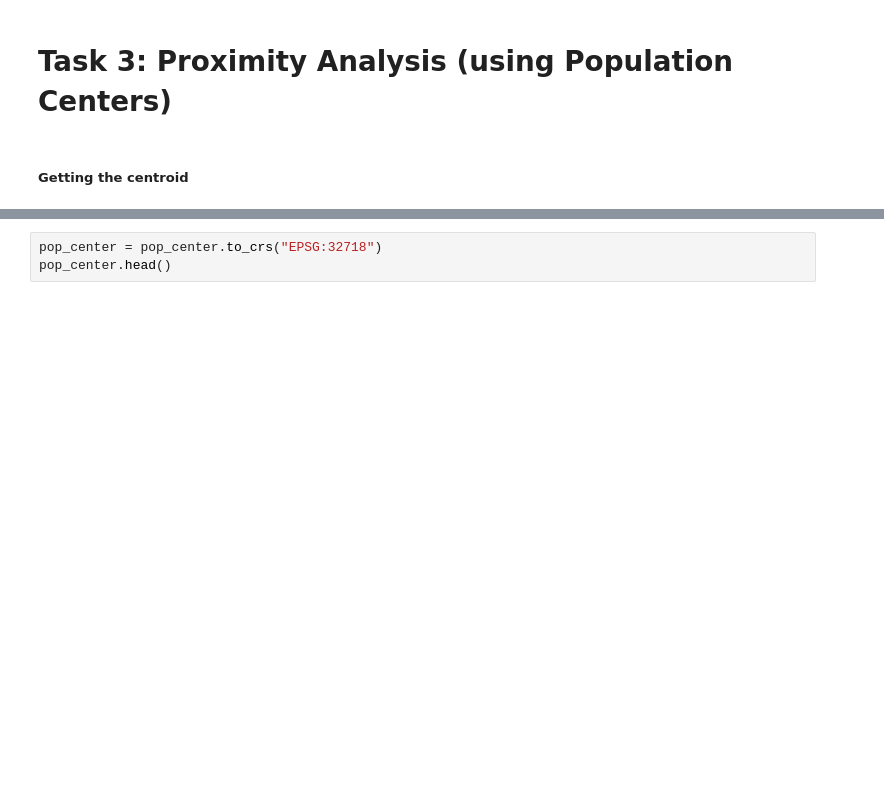
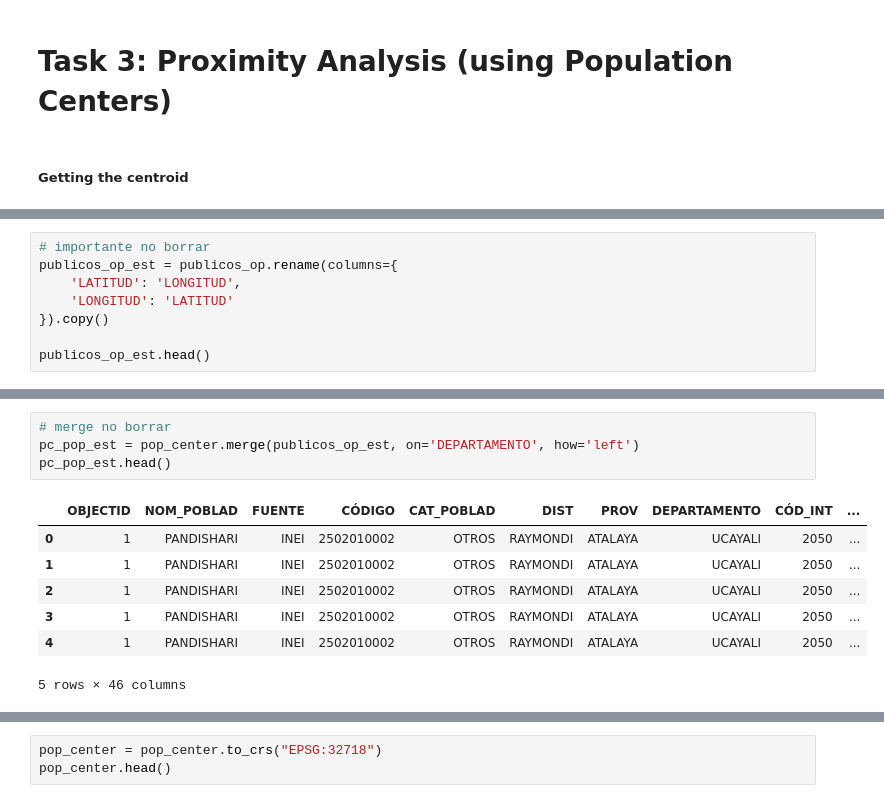
Before and after one commit to wiricardo/Hospitals-Access-Peru, a Jupyter notebook: code/static_maps.ipynb, the cells around one changed output, grey strips where cells are left out. Saved outputs shown, nothing was run; the diff lists cells and outputs as text; blank space fills up the shorter version.

```diff
--- a/code/static_maps.ipynb
+++ b/code/static_maps.ipynb
@@ -299,0 +300,8 @@ pop_center.head()
+# %%
+# importante no borrar
+publicos_op_est = publicos_op.rename(columns={
+    'LATITUD': 'LONGITUD',
+    'LONGITUD': 'LATITUD'
+}).copy()
+
+publicos_op_est.head()
@@ -299,0 +316,12 @@ pop_center.head()
+# %%
+# merge no borrar
+pc_pop_est = pop_center.merge(publicos_op_est, on='DEPARTAMENTO', how='left')
+pc_pop_est.head()
+# %% [output]
+|  | OBJECTID | NOM_POBLAD | FUENTE | CÓDIGO | CAT_POBLAD | DIST | PROV | DEPARTAMENTO | CÓD_INT | ... |
+| 0 | 1 | PANDISHARI | INEI | 2502010002 | OTROS | RAYMONDI | ATALAYA | UCAYALI | 2050 | ... |
+| 1 | 1 | PANDISHARI | INEI | 2502010002 | OTROS | RAYMONDI | ATALAYA | UCAYALI | 2050 | ... |
+| 2 | 1 | PANDISHARI | INEI | 2502010002 | OTROS | RAYMONDI | ATALAYA | UCAYALI | 2050 | ... |
+| 3 | 1 | PANDISHARI | INEI | 2502010002 | OTROS | RAYMONDI | ATALAYA | UCAYALI | 2050 | ... |
+| 4 | 1 | PANDISHARI | INEI | 2502010002 | OTROS | RAYMONDI | ATALAYA | UCAYALI | 2050 | ... |
+5 rows × 46 columns
```
Also changed, not shown: parts of 5 cells of this notebook, 1 other file.
